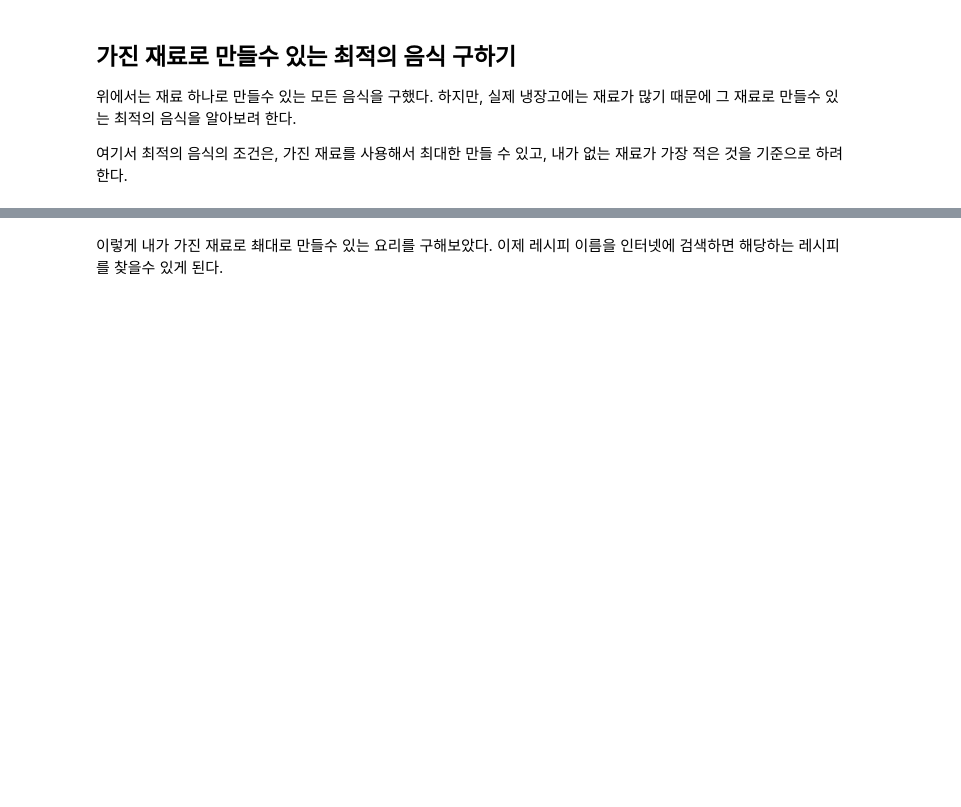
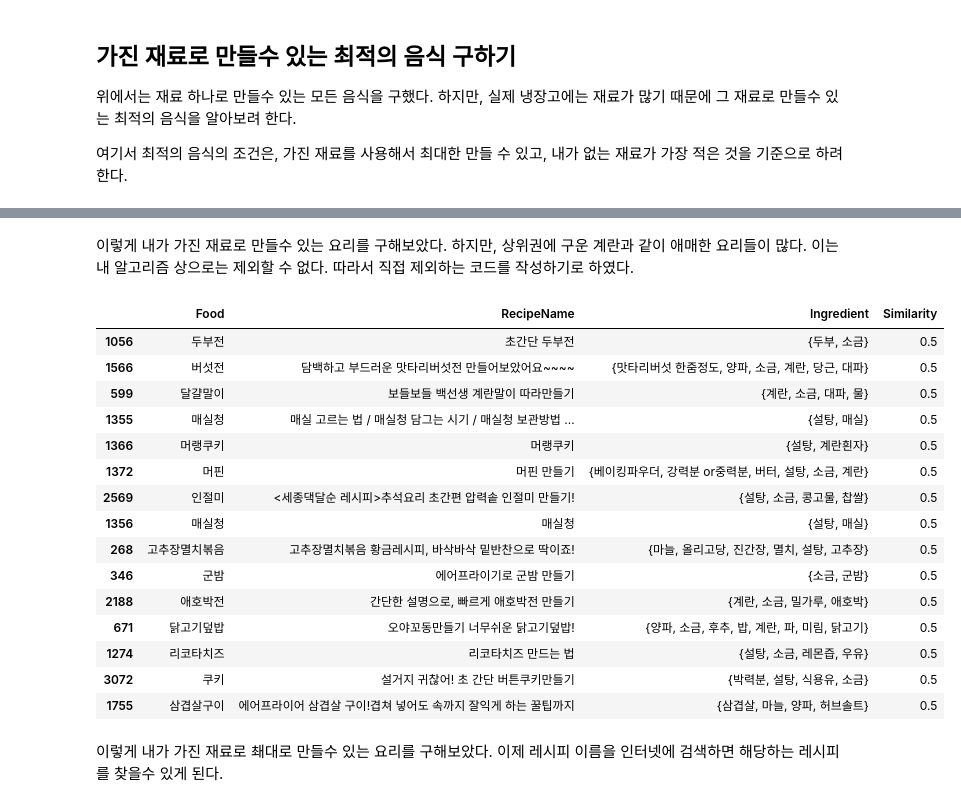
Before and after one commit to myoun/notebook, a Jupyter notebook: notebooks/food analysis.ipynb, the cells around one changed output, grey strips where cells are left out. Saved outputs shown, nothing was run; the diff lists cells and outputs as text; code cells hidden in the pictures; blank space fills up the shorter version.

```diff
--- a/notebooks/food analysis.ipynb
+++ b/notebooks/food analysis.ipynb
@@ -350,3 +354,29 @@ result
+# %% [markdown]
+이렇게 내가 가진 재료로 만들수 있는 요리를 구해보았다. 하지만, 상위권에 구운 계란과 같이 애매한 요리들이 많다. 이는 내 알고리즘 상으로는 제외할 수 없다.
+따라서 직접 제외하는 코드를 작성하기로 하였다.
+# %%
+food_filter = {'구운계란', '푸딩', '청', '계란말이', '치즈계란말이', '계란빵', '달걀찜'}
+
+filtered_result = result[~result["Food"].isin(food_filter)]
+
+filtered_result
+# %% [output]
+|  | Food | RecipeName | Ingredient | Similarity |
+| 1056 | 두부전 | 초간단 두부전 | {두부, 소금} | 0.5 |
+| 1566 | 버섯전 | 담백하고 부드러운 맛타리버섯전 만들어보았어요~~~~ | {맛타리버섯 한줌정도, 양파, 소금, 계란, 당근, 대파} | 0.5 |
+| 599 | 달걀말이 | 보들보들 백선생 계란말이 따라만들기 | {계란, 소금, 대파, 물} | 0.5 |
+| 1355 | 매실청 | 매실 고르는 법 / 매실청 담그는 시기 / 매실청 보관방법 ... | {설탕, 매실} | 0.5 |
+| 1366 | 머랭쿠키 | 머랭쿠키 | {설탕, 계란흰자} | 0.5 |
+| 1372 | 머핀 | 머핀 만들기 | {베이킹파우더, 강력분 or중력분, 버터, 설탕, 소금, 계란} | 0.5 |
+| 2569 | 인절미 | <세종댁달순 레시피>추석요리 초간편 압력솥 인절미 만들기! | {설탕, 소금, 콩고물, 찹쌀} | 0.5 |
+| 1356 | 매실청 | 매실청 | {설탕, 매실} | 0.5 |
+| 268 | 고추장멸치볶음 | 고추장멸치볶음 황금레시피, 바삭바삭 밑반찬으로 딱이죠! | {마늘, 올리고당, 진간장, 멸치, 설탕, 고추장} | 0.5 |
+| 346 | 군밤 | 에어프라이기로 군밤 만들기 | {소금, 군밤} | 0.5 |
+| 2188 | 애호박전 | 간단한 설명으로, 빠르게 애호박전 만들기 | {계란, 소금, 밀가루, 애호박} | 0.5 |
+| 671 | 닭고기덮밥 | 오야꼬동만들기 너무쉬운 닭고기덮밥! | {양파, 소금, 후추, 밥, 계란, 파, 미림, 닭고기} | 0.5 |
+| 1274 | 리코타치즈 | 리코타치즈 만드는 법 | {설탕, 소금, 레몬즙, 우유} | 0.5 |
+| 3072 | 쿠키 | 설거지 귀찮어! 초 간단 버튼쿠키만들기 | {박력분, 설탕, 식용유, 소금} | 0.5 |
+| 1755 | 삼겹살구이 | 에어프라이어 삼겹살 구이!겹쳐 넣어도 속까지 잘익게 하는 꿀팁까지 | {삼겹살, 마늘, 양파, 허브솔트} | 0.5 |
 # %% [markdown]
 이렇게 내가 가진 재료로 쵀대로 만들수 있는 요리를 구해보았다.
 이제 레시피 이름을 인터넷에 검색하면 해당하는 레시피를 찾을수 있게 된다.
```
Also changed, not shown: parts of 3 cells of this notebook.
